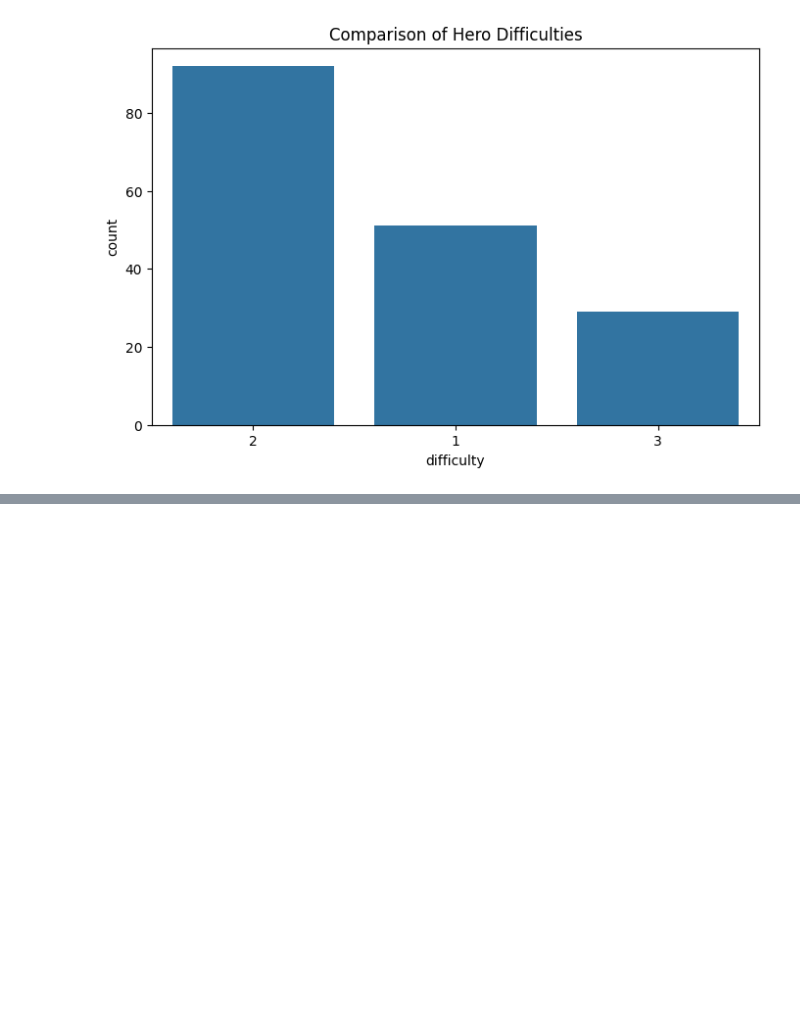
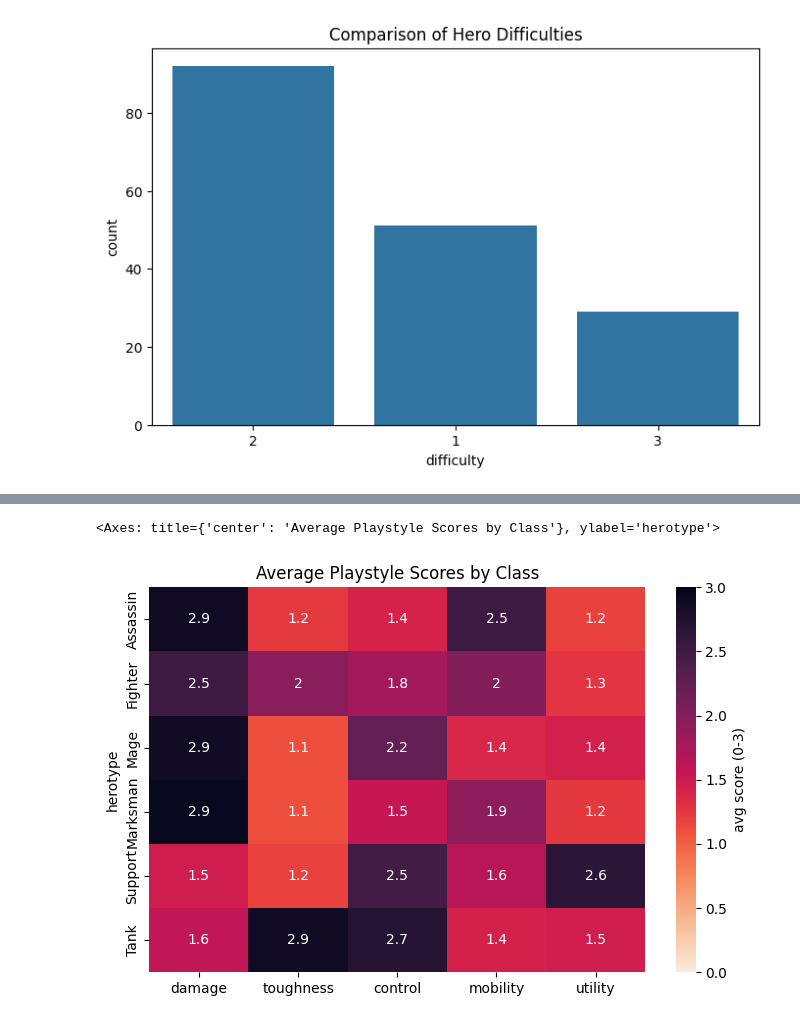
Before and after one commit to medhahegde04/lol-champion-analysis, a Jupyter notebook: notebooks/eda.ipynb, the cells around one changed output, grey strips where cells are left out. Cells and saved outputs as stored; diff of their text form; code cells hidden in the pictures; blank space fills up the shorter version.

Commit message:
Add class playstyle fingerprints and heatmap

```diff
--- a/notebooks/eda.ipynb
+++ b/notebooks/eda.ipynb
@@ -491,0 +496,4 @@ sns.countplot(x=champion_data['difficulty'], order=champion_data['difficulty'].v
+# %%
+playstyle_cols = ['damage', 'toughness', 'control', 'mobility', 'utility']
+class_playstyle = champion_data.groupby('herotype')[playstyle_cols].mean().round(2)
+class_playstyle
@@ -491,0 +509,7 @@ sns.countplot(x=champion_data['difficulty'], order=champion_data['difficulty'].v
+# %%
+plt.figure(figsize=(8, 5))
+plt.title("Average Playstyle Scores by Class")
+sns.heatmap(class_playstyle, annot=True, cmap='rocket_r', vmin=0, vmax=3, cbar_kws={'label': 'avg score (0-3)'})
+# %% [output]
+<Axes: title={'center': 'Average Playstyle Scores by Class'}, ylabel='herotype'>
+[figure, added]
```
Also changed, not shown: parts of 3 cells of this notebook.
